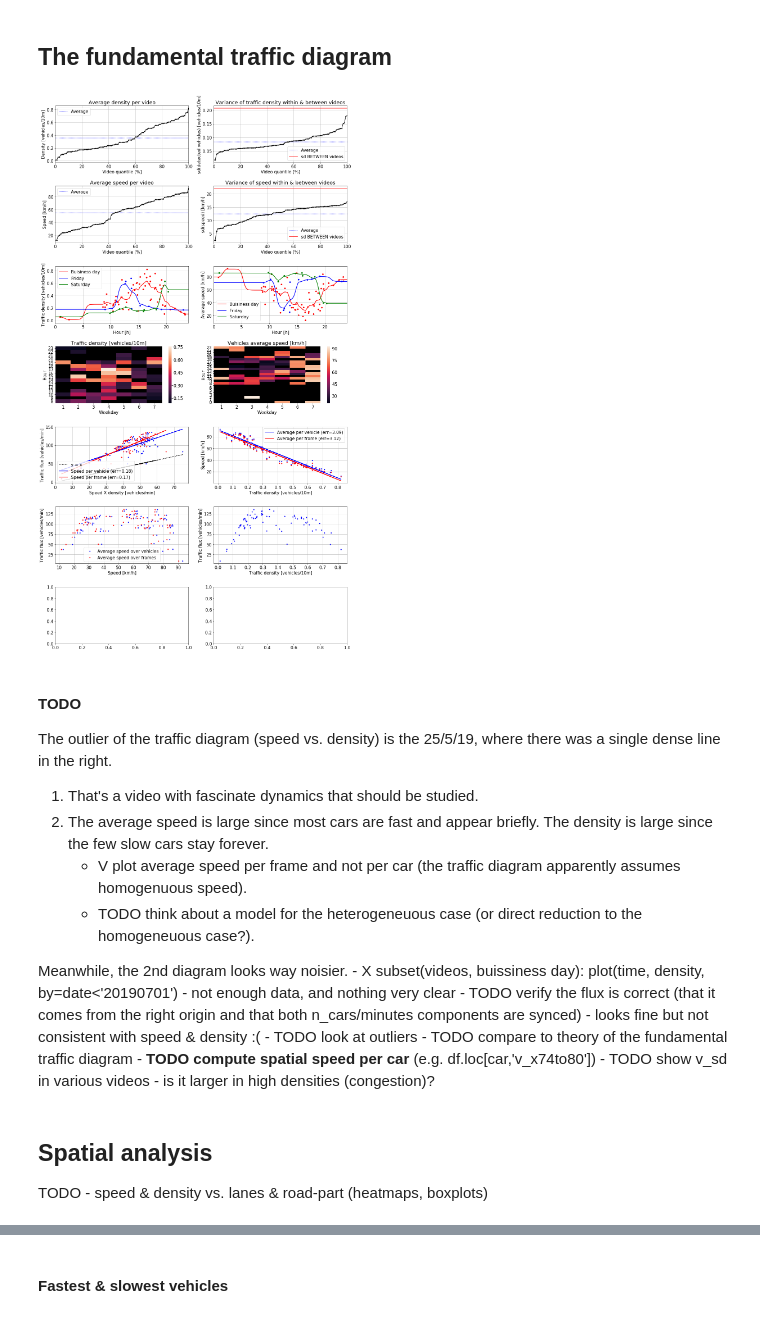
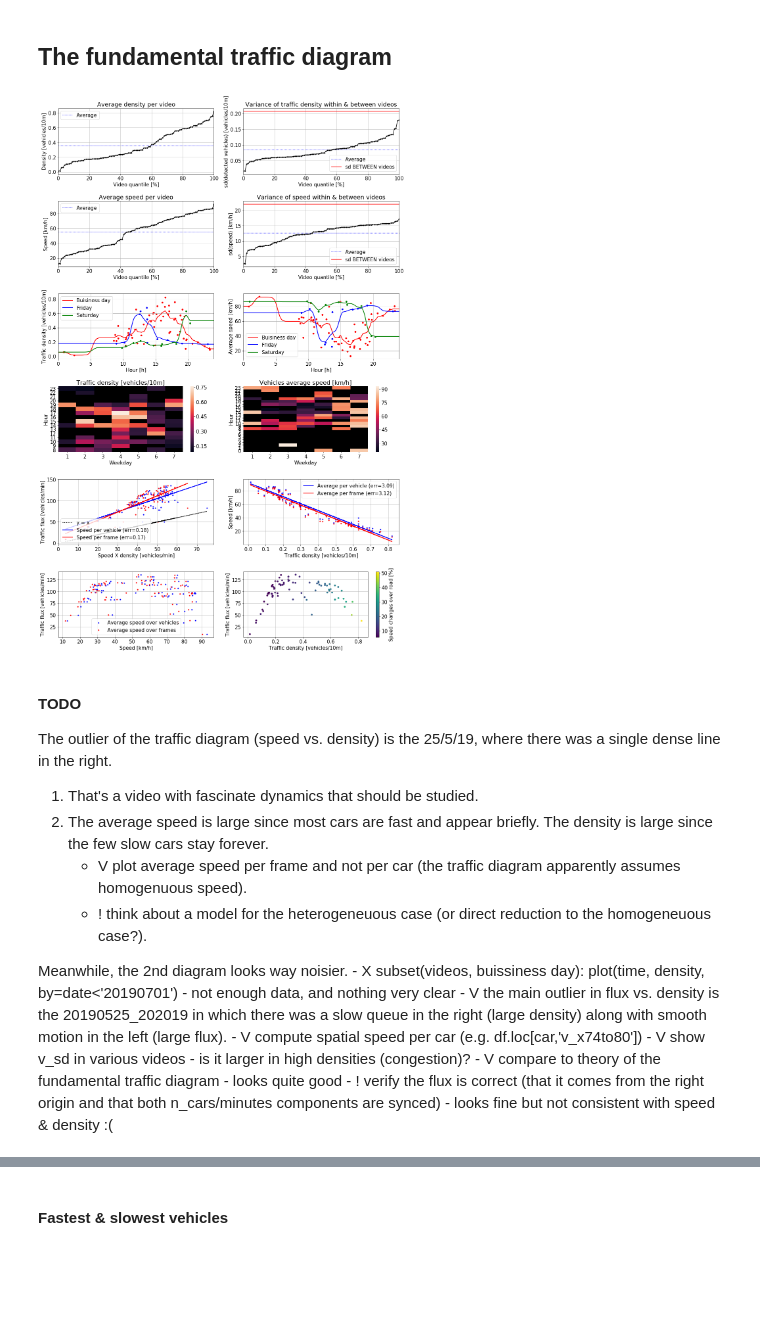
Before and after one commit to ido90/AyalonRoad, a Jupyter notebook: Analyzer/Analysis.ipynb, the cells around one changed output, grey strips where cells are left out. Drawn from its saved outputs; the diff is of its cells as text; code cells hidden in the pictures; blank space fills up the shorter version.

Commit message:
further analysis

```diff
--- a/Analyzer/Analysis.ipynb
+++ b/Analyzer/Analysis.ipynb
@@ -86,7 +86,7 @@ avg_speeds = 3.6*df.groupby('video')['abs_v'].apply(np.mean)
 detections_per_10m = nf.detections_per_frame / (n_lanes*road_len/10)
 flux = df.groupby('video')['car'].apply(len) / vf.len_minutes
 # %%
-_, axs = plt.subplots(7,2, figsize=(16,28))
+_, axs = plt.subplots(6,2, figsize=(16,24))
 
 # vehicles per frame
 ax = axs[0,0]
@@ -138,7 +138,8 @@ ax.legend()
 # ax.plot(hours, bp.rolling(hours, vf[bd & (vf.date>=20190620) & (vf.date<20190701)].time,
 #                           detections_per_10m[(bd & (vf.date>=20190620) & (vf.date<20190701)).values], 0.5),
 #         'b-', linewidth=2, label='20/6-30/6')
-# ax.plot(hours, bp.rolling(hours, vf[bd & (vf.date>=20190701)].time, detections_per_10m[(bd & (vf.date>=20190701)).values], 0.5),
+# ax.plot(hours, bp.rolling(
+#         hours, vf[bd & (vf.date>=20190701)].time, detections_per_10m[(bd & (vf.date>=20190701)).values], 0.5),
 #         'g-', linewidth=2, label='From 1/7')
 # ax.set_xlim((0,24))
 # ax.set_title('Buisiness days only')
@@ -205,55 +206,53 @@ ax.legend()
 
 ax = axs[4,1]
 ax.plot(detections_per_10m, avg_speeds, 'b.')
 ax.plot(detections_per_10m, v_per_video, 'r.')
 slope, intercept, _, _, std_err = stats.linregress(detections_per_10m.astype(float), avg_speeds)
 preds = intercept + slope * detections_per_10m
 ax.plot(detections_per_10m, preds, 'b-', linewidth=2, label=f'Average per vehicle (err={std_err:.2f})')
 slope, intercept, _, _, std_err = stats.linregress(detections_per_10m.astype(float), v_per_video)
 preds = intercept + slope * detections_per_10m
 ax.plot(detections_per_10m, preds, 'r-', linewidth=2, label=f'Average per frame (err={std_err:.2f})')
 ax.set_xlabel('Traffic density [vehicles/10m]')
 ax.set_ylabel('Speed [km/h]')
 ax.grid()
 ax.legend()
 
 ax = axs[5,0]
 ax.plot(avg_speeds, flux, 'b.', label='Average speed over vehicles')
 ax.plot(v_per_video, flux, 'r.', label='Average speed over frames')
 ax.set_xlabel('Speed [km/h]')
 ax.set_ylabel('Traffic flux [vehicles/min]')
 ax.grid()
 ax.legend()
 
 ax = axs[5,1]
-ax.plot(detections_per_10m, flux, 'b.')
+avg_v_std = 100*np.array([np.mean(df.v_sd[df.video==v]/df.v[df.video==v]) for v in vf.video])
+sc = ax.scatter(detections_per_10m, flux, s=20, c=avg_v_std, cmap='viridis')
+cbar = plt.colorbar(sc, ax=ax)
+cbar.ax.set_ylabel(f'Speed changes over road [%]')
+# ax.plot(detections_per_10m, flux, 'b.')
 ax.set_xlabel('Traffic density [vehicles/10m]')
 ax.set_ylabel('Traffic flux [vehicles/min]')
 ax.grid()
-
-# is there more speed variance in congestion?
-# ax = axs[6,0]
-# 3.6*df.groupby('video')['abs_v'].apply(np.mean)
-# ax.plot(detections_per_10m, TODO, 'b.')
-# ax.set_xlabel('Traffic density [vehicles/10m]')
-# ax.set_ylabel('mean_over_vehicles(sd_over_road(speed)) [km/h]')
-# ax.grid()
+# The main outlier in flux vs. density is the 20190525_202019 in which
+# there was a slow queue in the right (large density) along with smooth motion in the left (large flux).
 
 plt.tight_layout()
 # %% [output]
-[figure, old version]
+[figure, new version]
 # %% [markdown]
 #### TODO
 The outlier of the traffic diagram (speed vs. density) is the 25/5/19, where there was a single dense line in the right.
 1. That's a video with fascinate dynamics that should be studied.
 2. The average speed is large since most cars are fast and appear briefly. The density is large since the few slow cars stay forever.
     - V plot average speed per frame and not per car (the traffic diagram apparently assumes homogenuous speed).
-    - TODO think about a model for the heterogeneuous case (or direct reduction to the homogeneuous case?).
+    - ! think about a model for the heterogeneuous case (or direct reduction to the homogeneuous case?).
 
 Meanwhile, the 2nd diagram looks way noisier.
     - X subset(videos, buissiness day): plot(time, density, by=date<'20190701') - not enough data, and nothing very clear
-    - TODO verify the flux is correct (that it comes from the right origin and that both n_cars/minutes components are synced) - looks fine but not consistent with speed & density :(
-    - TODO look at outliers
-    - TODO compare to theory of the fundamental traffic diagram
-    - **TODO compute spatial speed per car** (e.g. df.loc[car,'v_x74to80'])
-    - TODO show v_sd in various videos - is it larger in high densities (congestion)?
+    - V the main outlier in flux vs. density is the 20190525_202019 in which there was a slow queue in the right (large density) along with smooth motion in the left (large flux).
+    - V compute spatial speed per car (e.g. df.loc[car,'v_x74to80'])
+    - V show v_sd in various videos - is it larger in high densities (congestion)?
+    - V compare to theory of the fundamental traffic diagram - looks quite good
+    - ! verify the flux is correct (that it comes from the right origin and that both n_cars/minutes components are synced) - looks fine but not consistent with speed & density :(
@@ -275,5 +258,0 @@ ax.legend()
-# %% [markdown]
-## Spatial analysis
-
-TODO
-    - speed & density vs. lanes & road-part (heatmaps, boxplots)
```
Also changed, not shown: parts of 46 cells of this notebook, 11 other files.
